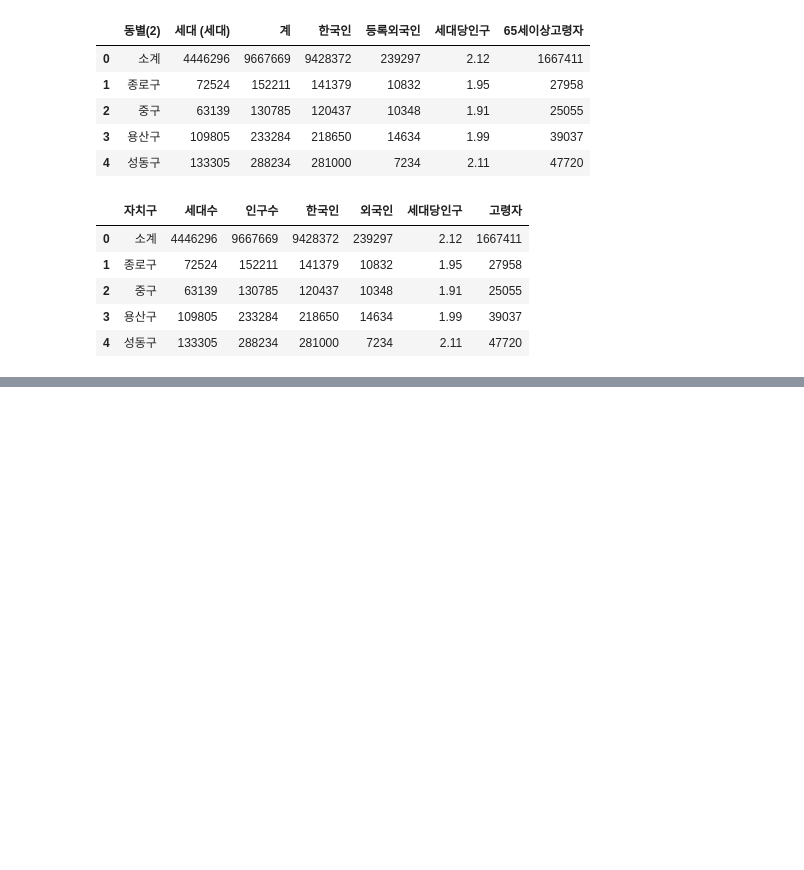
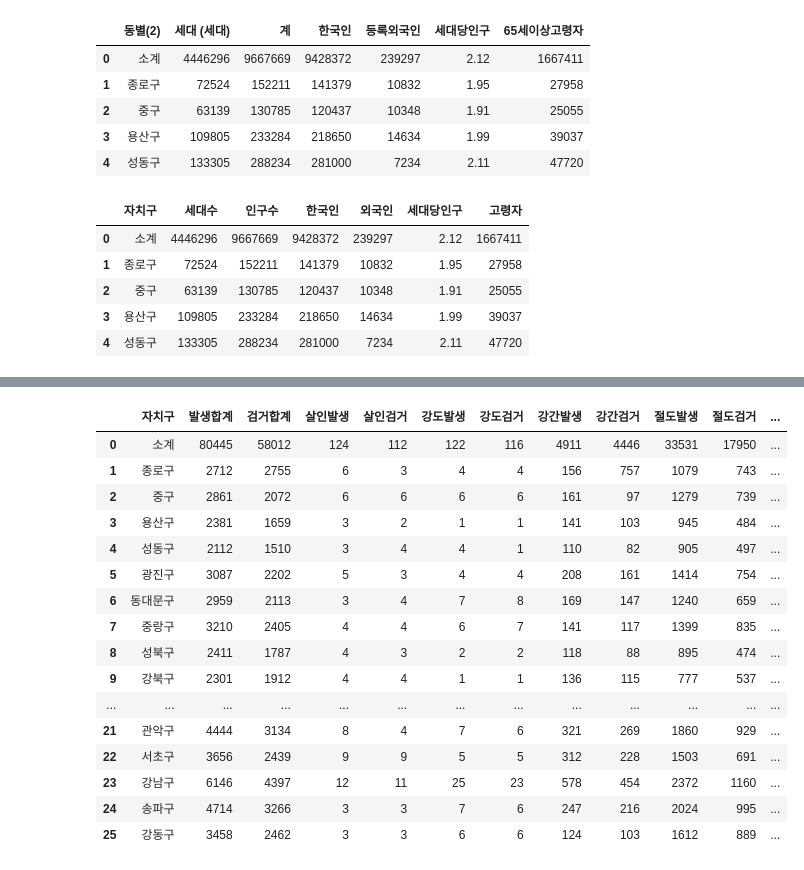
Before and after one commit to shared-repo/green-data-analysis, a Jupyter notebook: workspace/data-analysis-basic/eda-package-05.ipynb, the cells around one changed output, grey strips where cells are left out. Cells and saved outputs as stored; diff of their text form; code cells hidden in the pictures; blank space fills up the shorter version.

```diff
--- a/workspace/data-analysis-basic/eda-package-05.ipynb
+++ b/workspace/data-analysis-basic/eda-package-05.ipynb
@@ -140,3 +140,5 @@ seoul_population.head()
 | 2 | 중구 | 63139 | 130785 | 120437 | 10348 | 1.91 | 25055 |
 | 3 | 용산구 | 109805 | 233284 | 218650 | 14634 | 1.99 | 39037 |
 | 4 | 성동구 | 133305 | 288234 | 281000 | 7234 | 2.11 | 47720 |
+# %%
+seoul_crime = pd.read_csv("data-files/seoul-crime.csv", encoding="utf-8")
@@ -142,0 +168,7 @@ seoul_population.head()
+# %%
+# 컬럼 이름 변경
+zipped_data = zip(seoul_crime.columns, ["자치구", "발생합계", "검거합계", "살인발생", "살인검거",
+                                        "강도발생", "강도검거", "강간발생", "강간검거",
+                                        "절도발생", "절도검거", "폭력발생", "폭력검거"])
+column_map = { c1:c2 for c1, c2 in zipped_data }
+seoul_crime.rename(columns=column_map, inplace=True)
@@ -142,0 +210,20 @@ seoul_population.head()
+# %%
+seoul_crime
+# %% [output]
+|  | 자치구 | 발생합계 | 검거합계 | 살인발생 | 살인검거 | 강도발생 | 강도검거 | 강간발생 | 강간검거 | 절도발생 | 절도검거 | ... |
+| 0 | 소계 | 80445 | 58012 | 124 | 112 | 122 | 116 | 4911 | 4446 | 33531 | 17950 | ... |
+| 1 | 종로구 | 2712 | 2755 | 6 | 3 | 4 | 4 | 156 | 757 | 1079 | 743 | ... |
+| 2 | 중구 | 2861 | 2072 | 6 | 6 | 6 | 6 | 161 | 97 | 1279 | 739 | ... |
+| 3 | 용산구 | 2381 | 1659 | 3 | 2 | 1 | 1 | 141 | 103 | 945 | 484 | ... |
+| 4 | 성동구 | 2112 | 1510 | 3 | 4 | 4 | 1 | 110 | 82 | 905 | 497 | ... |
+| 5 | 광진구 | 3087 | 2202 | 5 | 3 | 4 | 4 | 208 | 161 | 1414 | 754 | ... |
+| 6 | 동대문구 | 2959 | 2113 | 3 | 4 | 7 | 8 | 169 | 147 | 1240 | 659 | ... |
+| 7 | 중랑구 | 3210 | 2405 | 4 | 4 | 6 | 7 | 141 | 117 | 1399 | 835 | ... |
+| 8 | 성북구 | 2411 | 1787 | 4 | 3 | 2 | 2 | 118 | 88 | 895 | 474 | ... |
+| 9 | 강북구 | 2301 | 1912 | 4 | 4 | 1 | 1 | 136 | 115 | 777 | 537 | ... |
+| ... | ... | ... | ... | ... | ... | ... | ... | ... | ... | ... | ... | ... |
+| 21 | 관악구 | 4444 | 3134 | 8 | 4 | 7 | 6 | 321 | 269 | 1860 | 929 | ... |
+| 22 | 서초구 | 3656 | 2439 | 9 | 9 | 5 | 5 | 312 | 228 | 1503 | 691 | ... |
+| 23 | 강남구 | 6146 | 4397 | 12 | 11 | 25 | 23 | 578 | 454 | 2372 | 1160 | ... |
+| 24 | 송파구 | 4714 | 3266 | 3 | 3 | 7 | 6 | 247 | 216 | 2024 | 995 | ... |
+| 25 | 강동구 | 3458 | 2462 | 3 | 3 | 6 | 6 | 124 | 103 | 1612 | 889 | ... |
```
Also changed, not shown: parts of 3 cells of this notebook, 2 other files.
